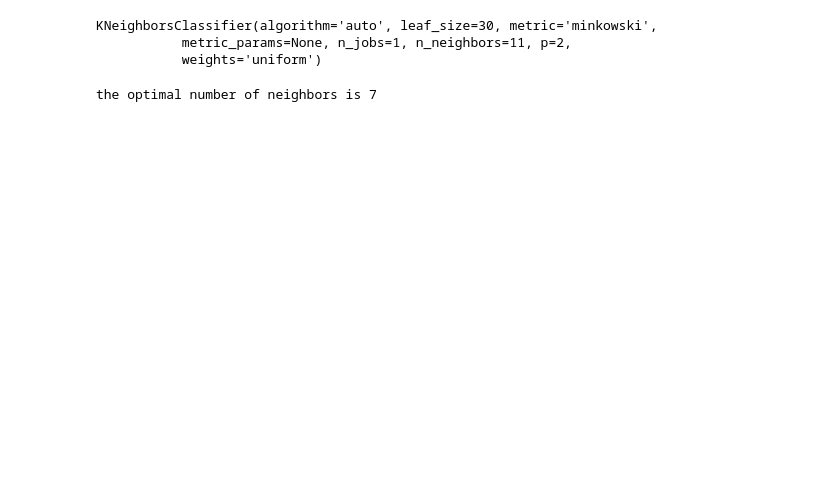
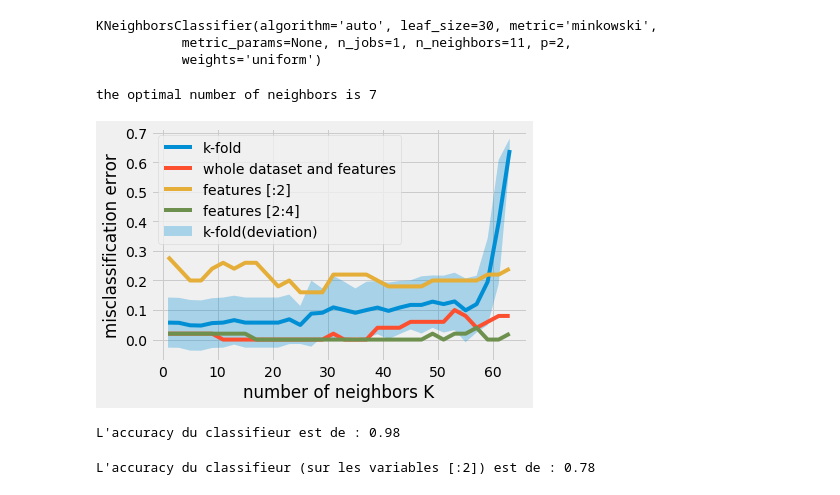
Before and after one commit to bdallard/BD-IA, a Jupyter notebook: sklearn/SklearnBasics.ipynb, the cells around one changed output. Saved outputs shown, nothing was run; the diff lists cells and outputs as text; code cells hidden in the pictures; blank space fills up the shorter version.

Commit message:
add sklearn knn for iris dataset

```diff
--- a/sklearn/SklearnBasics.ipynb
+++ b/sklearn/SklearnBasics.ipynb
@@ -307,3 +314,47 @@ optimal_k = neighbors[MSE.index(min(MSE))]
 print ('the optimal number of neighbors is {}'.format(optimal_k))
 # %% [output]
 the optimal number of neighbors is 7
+# %%
+# évaluation de l'erreur de classification
+cv_scores_for_test = []
+# boucle de cross validation
+for k in neighbors:
+    knn = KNeighborsClassifier(n_neighbors=k)
+    knn.fit(X_train, y_train)
+    cv_scores_for_test.append(accuracy_score(y_test, knn.predict(X_test)))
+
+MSE_test = [1 - x for x in cv_scores_for_test]
+# %%
+# pour la variable [:2]
+cv_scores_for_test_0_2 = []
+for k in neighbors:
+    knn = KNeighborsClassifier(n_neighbors=k)
+    knn.fit(X_train[:,:2], y_train)
+    cv_scores_for_test_0_2.append(accuracy_score(y_test, knn.predict(X_test[:,:2])))
+
+MSE_test_0_2 = [1 - x for x in cv_scores_for_test_0_2]
+
+# pour la variable [2:4]
+cv_scores_for_test_2_4 = []
+for k in neighbors:
+    knn = KNeighborsClassifier(n_neighbors=k)
+    knn.fit(X_train[:,2:4], y_train)
+    cv_scores_for_test_2_4.append(accuracy_score(y_test, knn.predict(X_test[:,2:4])))
+
+MSE_test_2_4 = [1 - x for x in cv_scores_for_test_2_4]
+# %%
+# plot
+plt.clf()
+plt.plot(neighbors, MSE, label='k-fold')
+cv_low = [x - x_std for x, x_std in zip(MSE, cv_scores_std)]
+cv_hi = [x + x_std for x, x_std in zip(MSE, cv_scores_std)]
+plt.fill_between(neighbors, cv_low, cv_hi, label='k-fold(deviation)', alpha=0.3)
+plt.plot(neighbors, MSE_test, label='whole dataset and features')
+plt.plot(neighbors, MSE_test_0_2, label='features [:2]')
+plt.plot(neighbors, MSE_test_2_4, label='features [2:4]')
+plt.xlabel('number of neighbors K')
+plt.ylabel('misclassification error')
+plt.legend()
+plt.show()
+# %% [output]
+[figure, added]
@@ -309,0 +386,18 @@ the optimal number of neighbors is 7
+# %%
+pred = k_nearest_neighbour(X_train, y_train, X_test, 1)
+# transformation de la list en array
+pred = np.asarray(pred)
+accuracy = accuracy_score(y_test, pred)
+print("\nL'accuracy du classifieur est de : {}".format(accuracy))
+# %% [output]
+L'accuracy du classifieur est de : 0.98
+# %%
+# évaluation de l'accuracy de l'algorithme
+pred = k_nearest_neighbour(X_train[:,:2], y_train, X_test[:,:2], 1)
+# transformation de la list en array
+pred = np.asarray(pred)
+# accuracy
+accuracy = accuracy_score(y_test, pred)
+print("\nL'accuracy du classifieur (sur les variables [:2]) est de : {}".format(accuracy))
+# %% [output]
+L'accuracy du classifieur (sur les variables [:2]) est de : 0.78
```
Also changed, not shown: parts of 5 cells of this notebook.
